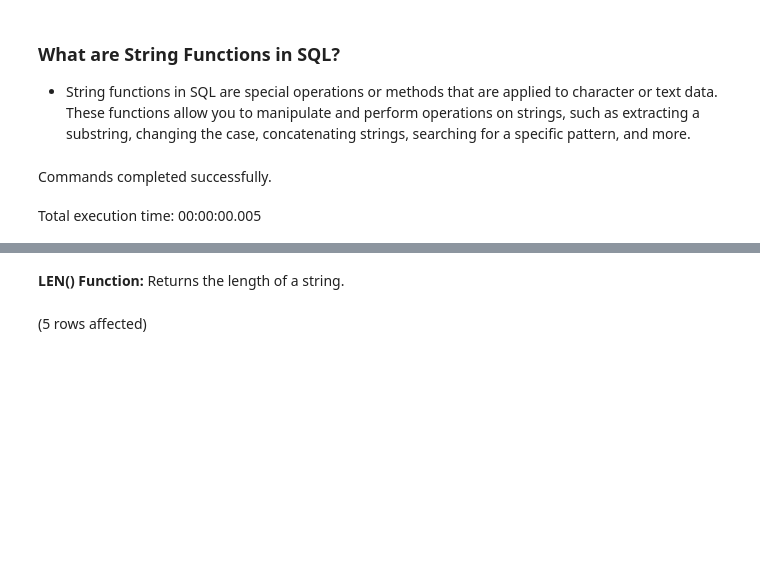
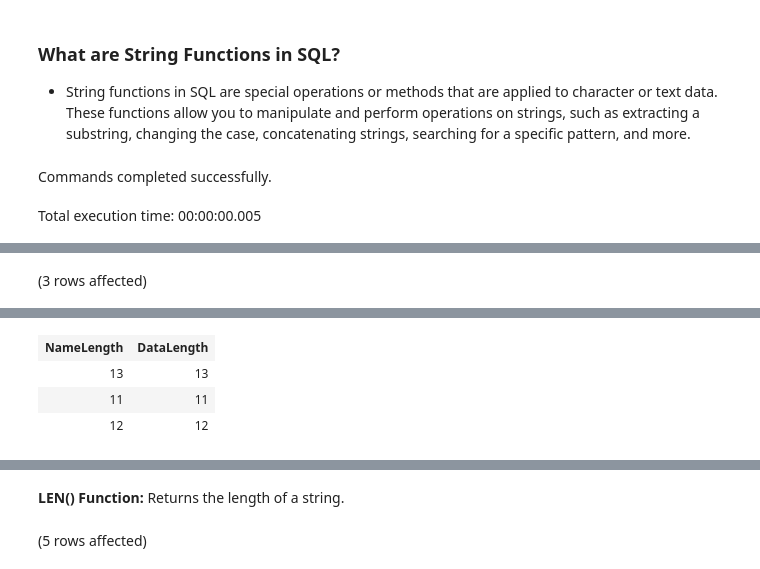
Before and after one commit to rathodlaxman/DataScienceLearnersHub-SQL, a Jupyter notebook: DSLH-StringFunctionInSQL.ipynb, the cells around one changed output, grey strips where cells are left out. Cells and saved outputs as stored; diff of their text form; code cells hidden in the pictures; blank space fills up the shorter version.

```diff
--- a/DSLH-StringFunctionInSQL.ipynb
+++ b/DSLH-StringFunctionInSQL.ipynb
@@ -42,0 +98,4 @@ Total execution time: 00:00:00.037
+# %%
+SELECT LEN(name) AS NameLength, DATALENGTH(name) AS DataLength FROM students;
+# %% [output]
+(3 rows affected)
@@ -42,0 +103,4 @@ Total execution time: 00:00:00.037
+| NameLength | DataLength |
+| 13 | 13 |
+| 11 | 11 |
+| 12 | 12 |
```
Also changed, not shown: parts of 39 cells of this notebook.
